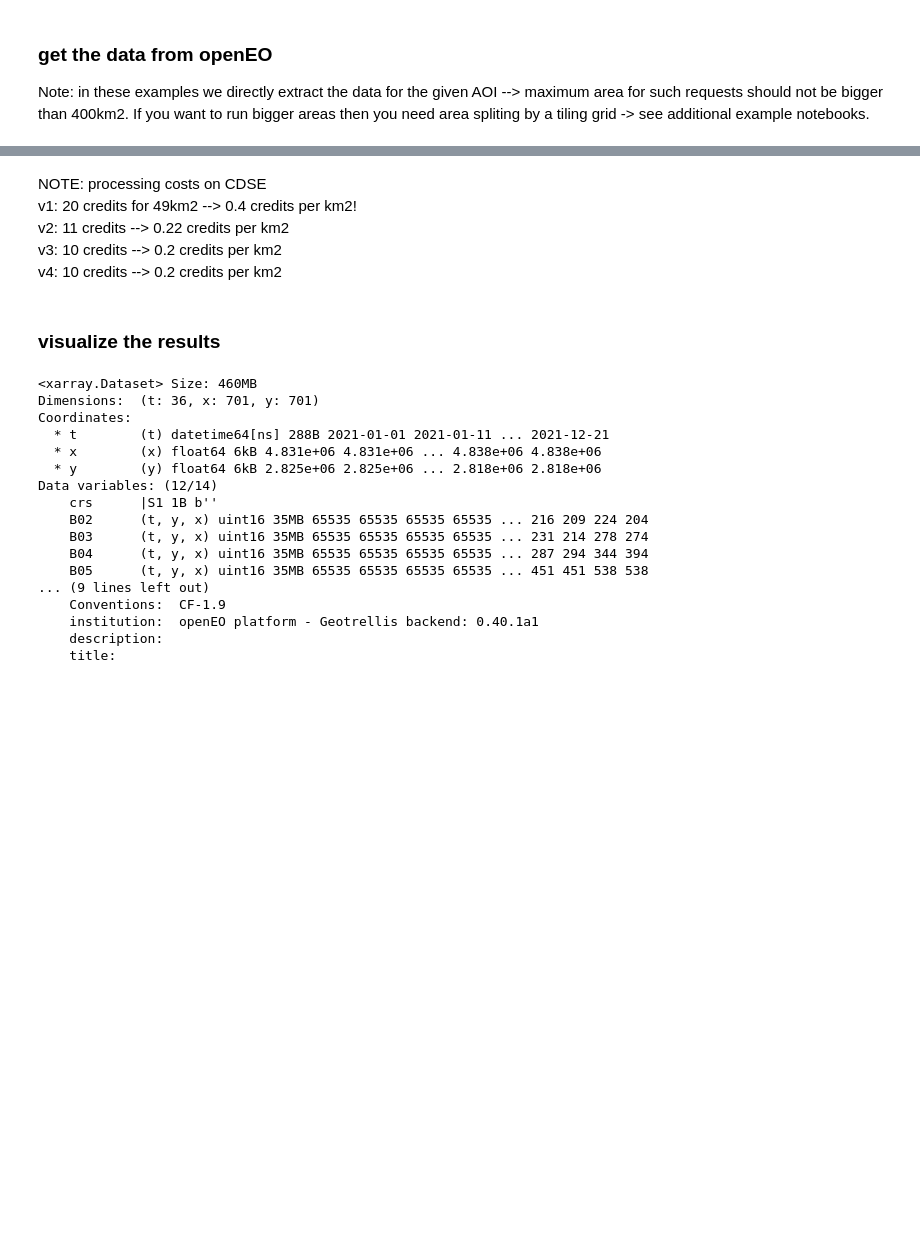
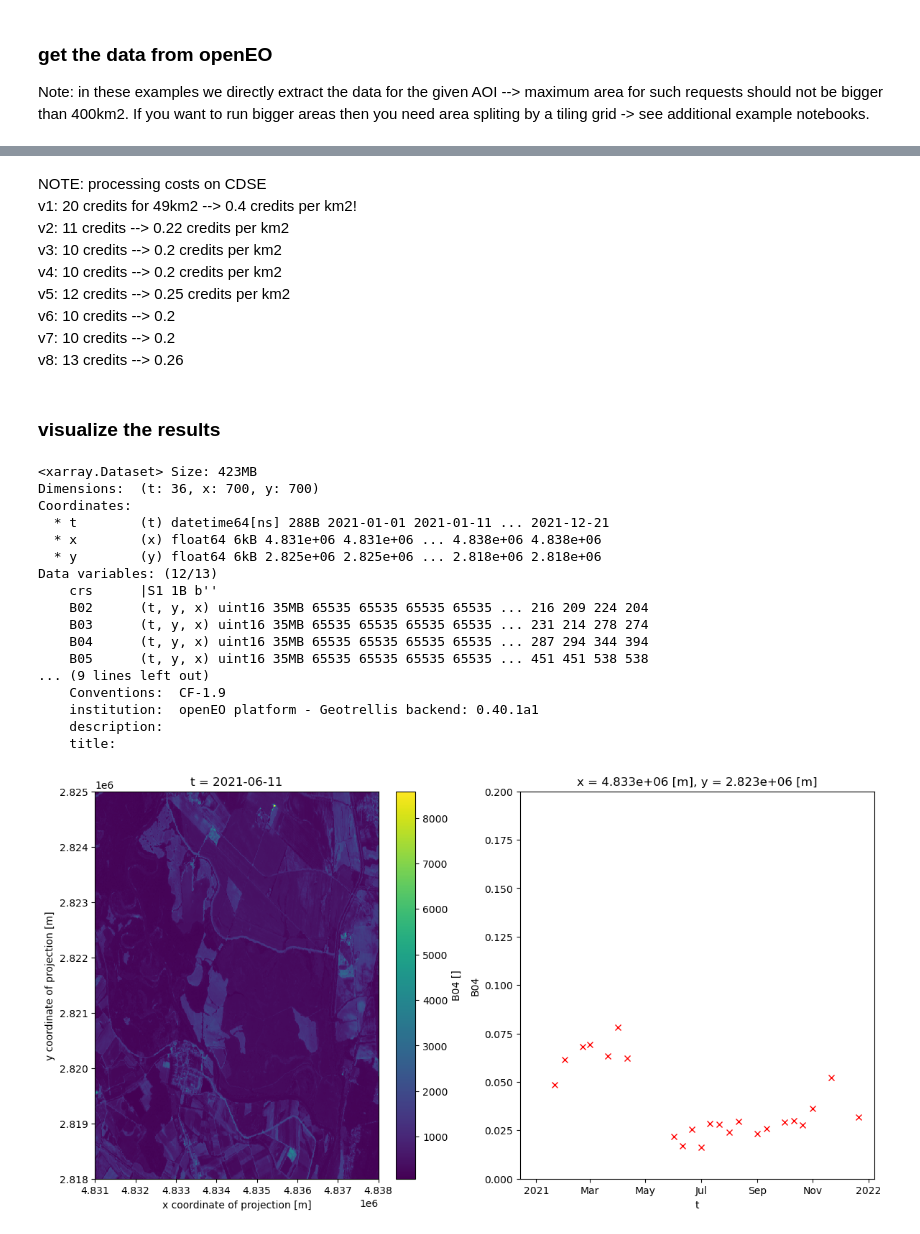
Before and after one commit to ESA-WEED-project/eo_processing, a Jupyter notebook: notebooks/example_time-series_VIs_features.ipynb, the cells around one changed output, grey strips where cells are left out. Cells and saved outputs as stored; diff of their text form; code cells hidden in the pictures; blank space fills up the shorter version.

Commit message:
finalizing first processing line example and updating documentation

```diff
--- a/notebooks/example_time-series_VIs_features.ipynb
+++ b/notebooks/example_time-series_VIs_features.ipynb
@@ -26,8 +29,8 @@ Authenticated using refresh token.
 ### init the job, collection and processing options
 # %%
-job_options = get_job_options(provider=backend, task='data_extraction')
+job_options = get_job_options(provider=backend)
 collection_options = get_collection_options(provider=backend)
-processing_options = get_standard_processing_options(provider=backend, task='data_extraction')
+processing_options = get_standard_processing_options(provider=backend, task='raw_extraction')
 # %%
 # just print for an overview
 print(f'job_options: {job_options}')
@@ -118,21 +120,25 @@ NOTE: processing costs on CDSE \
     v1: 20 credits for 49km2 --> 0.4 credits per km2! \
     v2: 11 credits --> 0.22 credits per km2 \
     v3: 10 credits --> 0.2 credits per km2 \
-    v4: 10 credits --> 0.2 credits per km2
+    v4: 10 credits --> 0.2 credits per km2 \
+    v5: 12 credits --> 0.25 credits per km2 \
+    v6: 10 credits --> 0.2 \
+    v7: 10 credits --> 0.2 \
+    v8: 13 credits --> 0.26
 # %% [markdown]
 ### visualize the results
 # %%
 # load netCDF
-ts = xarray.load_dataset(outputfile)
-ts
+ts1 = xarray.load_dataset(outputfile)
+ts1
 # %% [output]
-<xarray.Dataset> Size: 460MB
-Dimensions:  (t: 36, x: 701, y: 701)
+<xarray.Dataset> Size: 423MB
+Dimensions:  (t: 36, x: 700, y: 700)
 Coordinates:
   * t        (t) datetime64[ns] 288B 2021-01-01 2021-01-11 ... 2021-12-21
   * x        (x) float64 6kB 4.831e+06 4.831e+06 ... 4.838e+06 4.838e+06
   * y        (y) float64 6kB 2.825e+06 2.825e+06 ... 2.818e+06 2.818e+06
-Data variables: (12/14)
+Data variables: (12/13)
     crs      |S1 1B b''
     B02      (t, y, x) uint16 35MB 65535 65535 65535 65535 ... 216 209 224 204
     B03      (t, y, x) uint16 35MB 65535 65535 65535 65535 ... 231 214 278 274
@@ -143,3 +149,10 @@ Data variables: (12/14)
     institution:  openEO platform - Geotrellis backend: 0.40.1a1
     description:
     title:
+# %%
+fig, (axb04, axhist) = pyplot.subplots(1, 2, figsize=(14,7))
+ts1.B04.sel(t = "2021-06-11").plot(ax=axb04)
+(ts1.B04[:,150,150]/10000.).plot(ax=axhist, ylim=(0,0.2), marker='x', color='r', linestyle='')
+pyplot.show()
+# %% [output]
+[figure, added]
```
Also changed, not shown: parts of 20 cells of this notebook, 1 other file.
